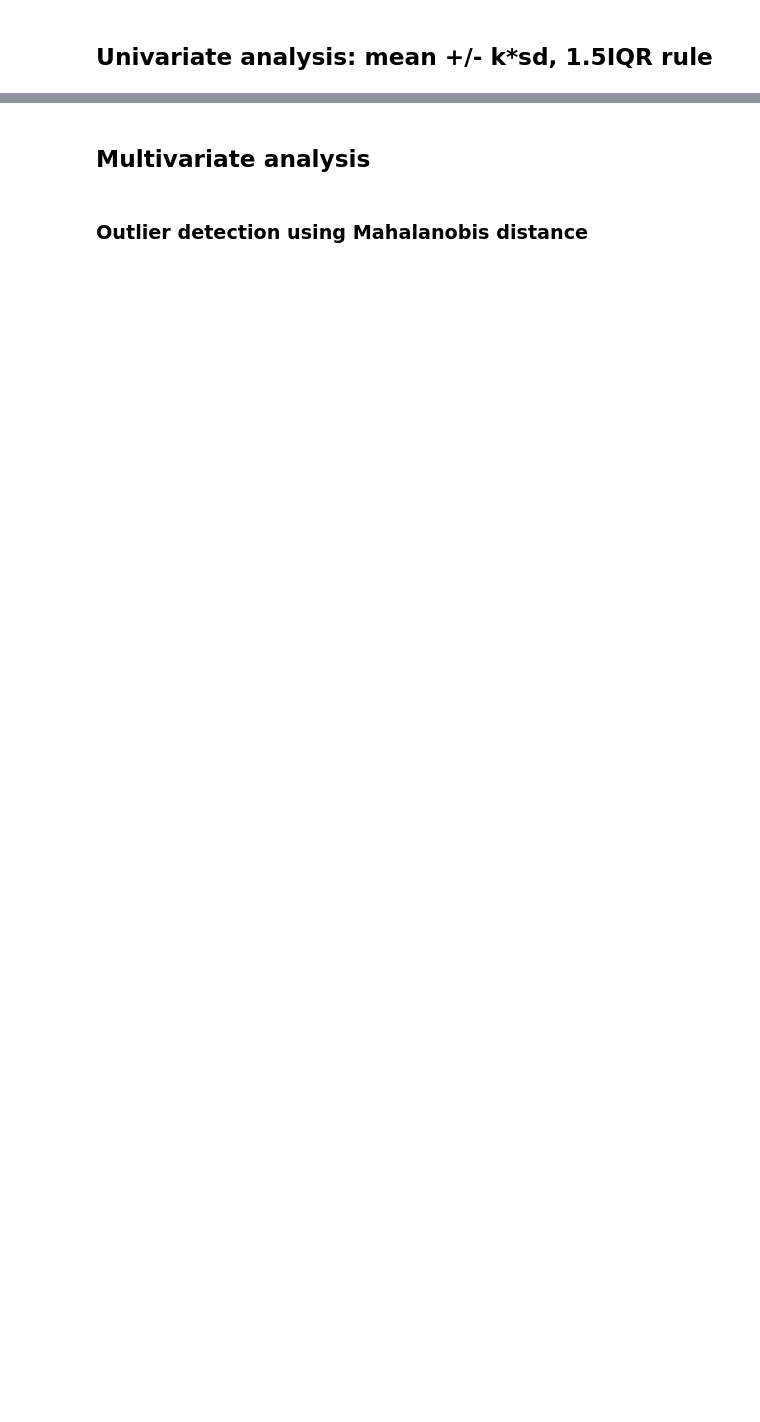
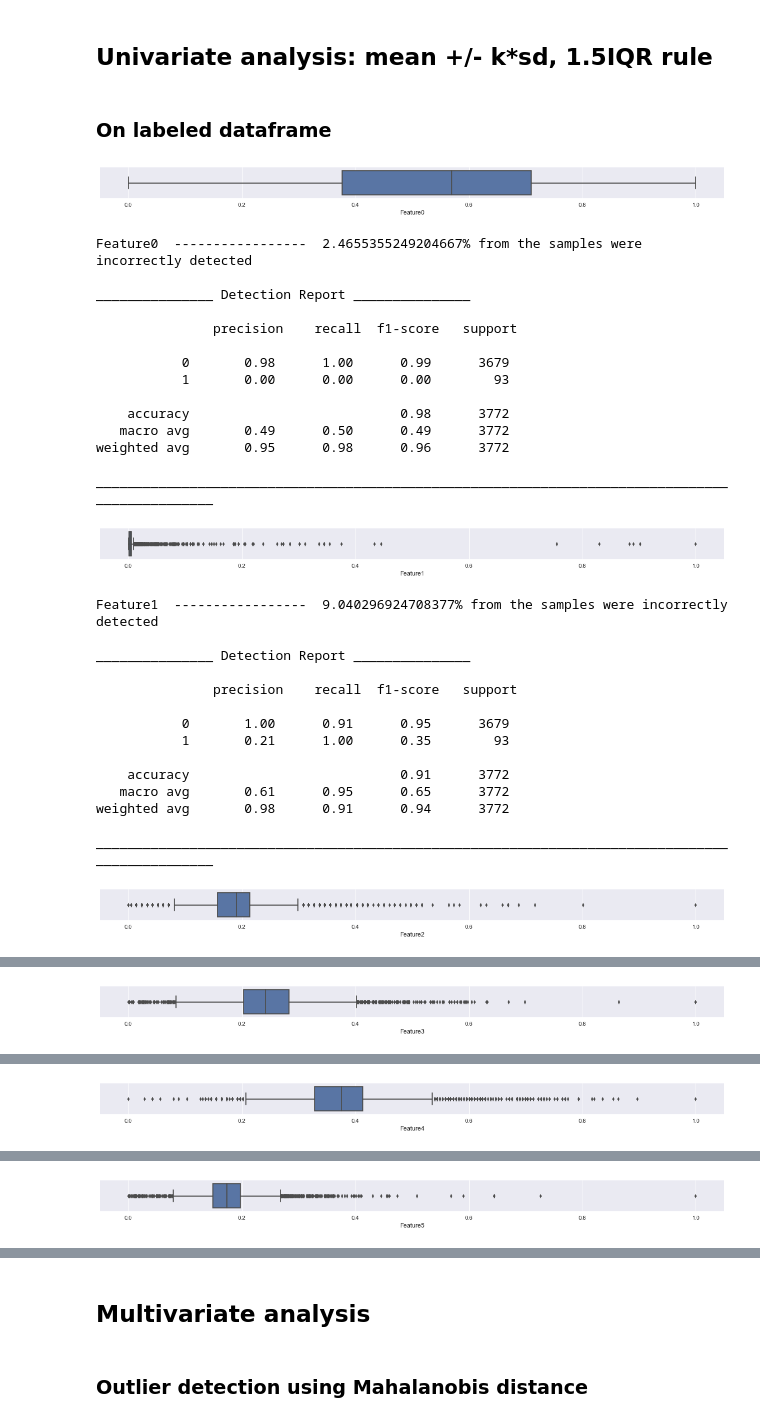
Before and after one commit to RacovitaMadalina/DataMining, a Jupyter notebook: Task6 - Ouliers Detection/Task 6 - Outliers Detection.ipynb, the cells around one changed output, grey strips where cells are left out. Saved outputs shown, nothing was run; the diff lists cells and outputs as text; code cells hidden in the pictures; blank space fills up the shorter version.

```diff
--- a/Task6 - Ouliers Detection/Task 6 - Outliers Detection.ipynb
+++ b/Task6 - Ouliers Detection/Task 6 - Outliers Detection.ipynb
@@ -67,2 +211,74 @@ Name: Outlier, dtype: int64
 # %% [markdown]
 ## Univariate analysis: mean +/- k*sd, 1.5IQR rule
+# %% [markdown]
+### On labeled dataframe
+# %%
+features = list(df_thyroid)
+features.remove('Outlier')
+
+def see_data_distribution(df, column_name):
+    fig = plt.figure(figsize=(20, 1))
+    ax = sns.boxplot(x=df[column_name])
+    plt.show()
+# %%
+def get_outliers_for_given_feature(df, feature):
+    q1, q3 = np.percentile(df[feature], [25,75])
+    iqr = q3 - q1
+    lower_bound = q1 - (1.5 * iqr)
+    upper_bound = q3 + (1.5 * iqr)
+    return [(value < lower_bound) or (value > upper_bound) for value in list(df[feature])]
+
+def incorrecty_detected_percentage(pred_outliers):
+    incorrect = 0
+    true_outliers = list(df_thyroid['Outlier'])
+    for i in range(len(true_outliers)):
+        if true_outliers[i] != pred_outliers[i]:
+            incorrect += 1
+    return incorrect / len(true_outliers) * 100
+
+def get_detection_results_on_labeled_df(feature, pred_outliers, visualization=True):
+    if visualization:
+        see_data_distribution(df_thyroid, column_name)
+
+    print(feature + '  -----------------  ' + str(incorrecty_detected_percentage(pred_outliers)) +
+          '% from the samples were incorrectly detected')
+
+    print('\n_______________ Detection Report _______________\n\n',
+          classification_report(list(df_thyroid['Outlier']), pred_outliers))
+    print('________________________________________________________________________________________________\n\n')
+
+for column_name in features:
+    outliers_iqr = get_outliers_for_given_feature(df_thyroid, column_name)
+    get_detection_results_on_labeled_df(column_name, outliers_iqr)
+# %% [output]
+[figure, added]
+Feature0  -----------------  2.4655355249204667% from the samples were incorrectly detected
+
+_______________ Detection Report _______________
+
+               precision    recall  f1-score   support
+
+           0       0.98      1.00      0.99      3679
+           1       0.00      0.00      0.00        93
+
+    accuracy                           0.98      3772
+   macro avg       0.49      0.50      0.49      3772
+weighted avg       0.95      0.98      0.96      3772
+
+________________________________________________________________________________________________
+[figure, added]
+Feature1  -----------------  9.040296924708377% from the samples were incorrectly detected
+
+_______________ Detection Report _______________
+
+               precision    recall  f1-score   support
+
+           0       1.00      0.91      0.95      3679
+           1       0.21      1.00      0.35        93
+
+    accuracy                           0.91      3772
+   macro avg       0.61      0.95      0.65      3772
+weighted avg       0.98      0.91      0.94      3772
+
+________________________________________________________________________________________________
+[figure, added]
@@ -68,0 +299 @@ Name: Outlier, dtype: int64
+[figure, added]
@@ -68,0 +314 @@ Name: Outlier, dtype: int64
+[figure, added]
@@ -68,0 +329 @@ Name: Outlier, dtype: int64
+[figure, added]
```
Also changed, not shown: parts of 83 cells of this notebook, 2 other files.
